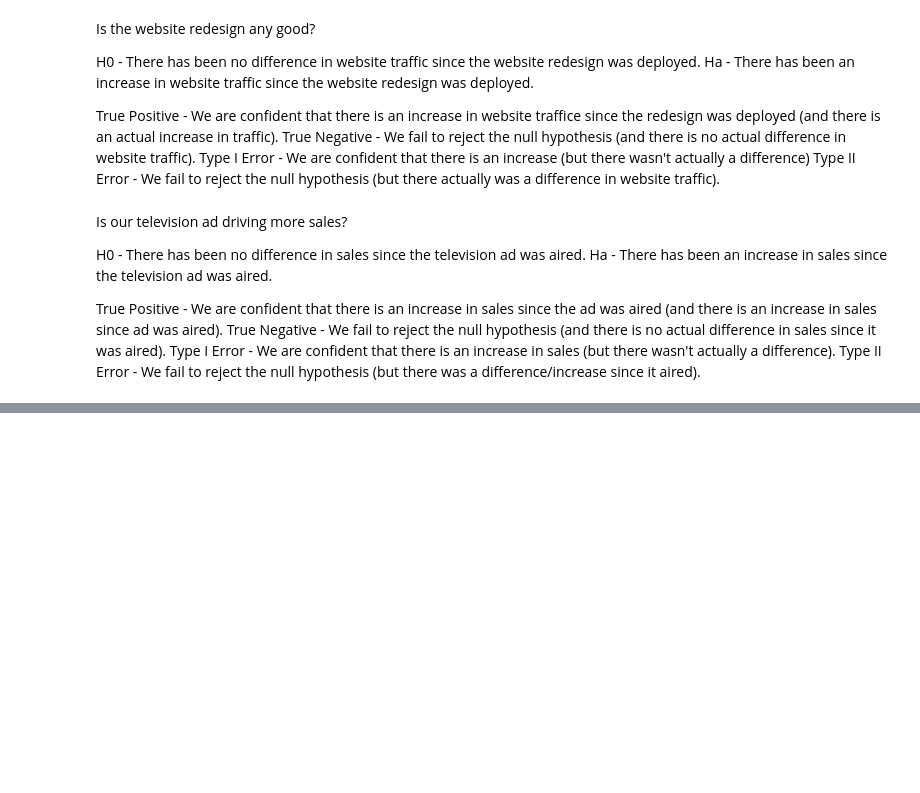
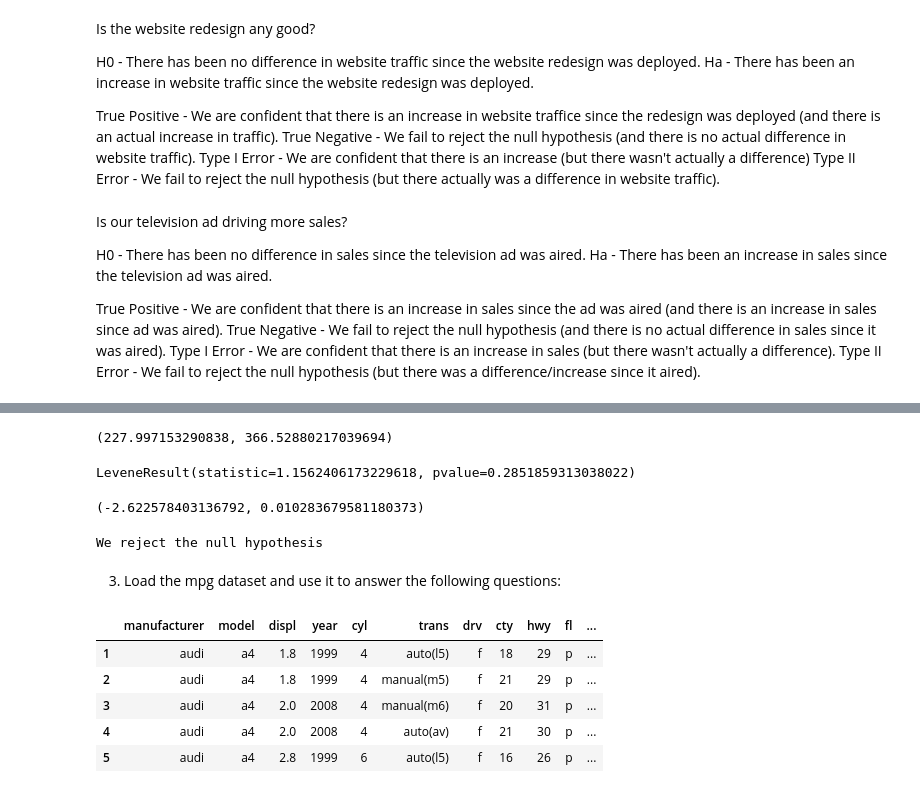
Before and after one commit to wilson-velasco/statistics-exercises, a Jupyter notebook: hypothesis_testing.ipynb, the cells around one changed output, grey strips where cells are left out. Saved outputs shown, nothing was run; the diff lists cells and outputs as text; code cells hidden in the pictures; blank space fills up the shorter version.

```diff
--- a/hypothesis_testing.ipynb
+++ b/hypothesis_testing.ipynb
@@ -32,0 +76,8 @@ Type II Error - We fail to reject the null hypothesis (but there was a differenc
+# %%
+office_1.var(), office_2.var() #Checking for whether variances are equal or different to set in 2-sample t test function
+# %% [output]
+(227.997153290838, 366.52880217039694)
+# %%
+stats.levene(office_1, office_2) #Because p-value is so high, we will set equal_var equal to True (default, so no need to state explicitly)
+# %% [output]
+LeveneResult(statistic=1.1562406173229618, pvalue=0.2851859313038022)
@@ -32,0 +87,25 @@ Type II Error - We fail to reject the null hypothesis (but there was a differenc
+# %%
+ttest, p
+# %% [output]
+(-2.622578403136792, 0.010283679581180373)
+# %%
+if p > α:
+    print('We fail to reject the null hypothesis')
+else:
+    print('We reject the null hypothesis')
+# %% [output]
+We reject the null hypothesis
+# %% [markdown]
+3. Load the mpg dataset and use it to answer the following questions:
+# %%
+from pydataset import data
+
+mpg = data('mpg')
+mpg.head()
+# %% [output]
+|  | manufacturer | model | displ | year | cyl | trans | drv | cty | hwy | fl | ... |
+| 1 | audi | a4 | 1.8 | 1999 | 4 | auto(l5) | f | 18 | 29 | p | ... |
+| 2 | audi | a4 | 1.8 | 1999 | 4 | manual(m5) | f | 21 | 29 | p | ... |
+| 3 | audi | a4 | 2.0 | 2008 | 4 | manual(m6) | f | 20 | 31 | p | ... |
+| 4 | audi | a4 | 2.0 | 2008 | 4 | auto(av) | f | 21 | 30 | p | ... |
+| 5 | audi | a4 | 2.8 | 1999 | 6 | auto(l5) | f | 16 | 26 | p | ... |
```
Also changed, not shown: parts of 24 cells of this notebook.
